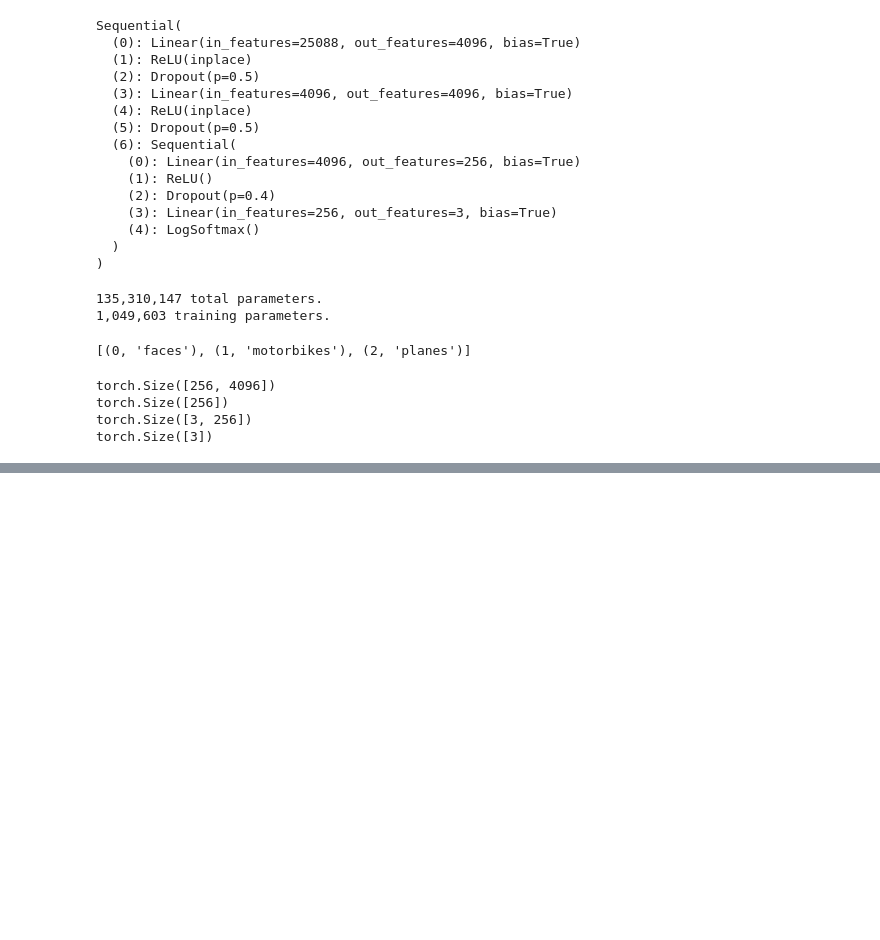
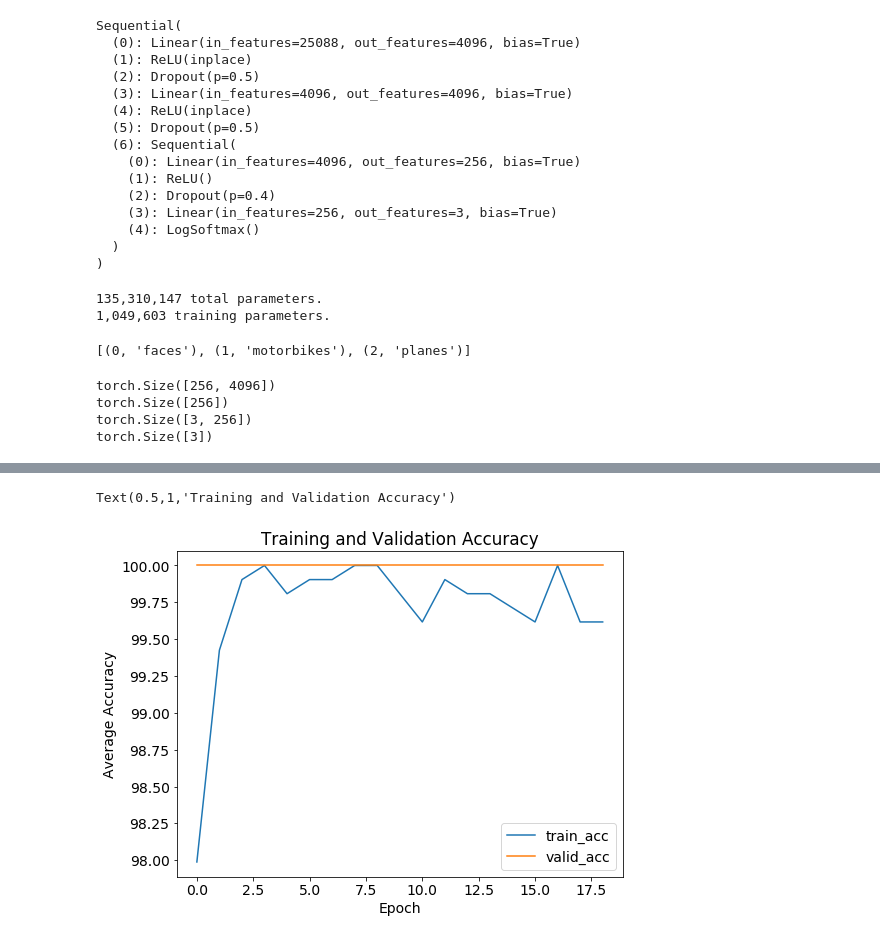
Before and after one commit to m1key/pytorch-sandbox, a Jupyter notebook: sandbox.ipynb, the cells around one changed output, grey strips where cells are left out. Saved outputs shown, nothing was run; the diff lists cells and outputs as text; code cells hidden in the pictures; blank space fills up the shorter version.

```diff
--- a/sandbox.ipynb
+++ b/sandbox.ipynb
@@ -518,0 +544,12 @@ Epoch: 6        53.03% complete. 317.52 seconds elapsed in epoch.
+# %%
+plt.figure(figsize=(8, 6))
+for c in ['train_acc', 'valid_acc']:
+    plt.plot(
+        100 * history[c], label=c)
+plt.legend()
+plt.xlabel('Epoch')
+plt.ylabel('Average Accuracy')
+plt.title('Training and Validation Accuracy')
+# %% [output]
+Text(0.5,1,'Training and Validation Accuracy')
+[figure, added]
```
Also changed, not shown: parts of 5 cells of this notebook.
